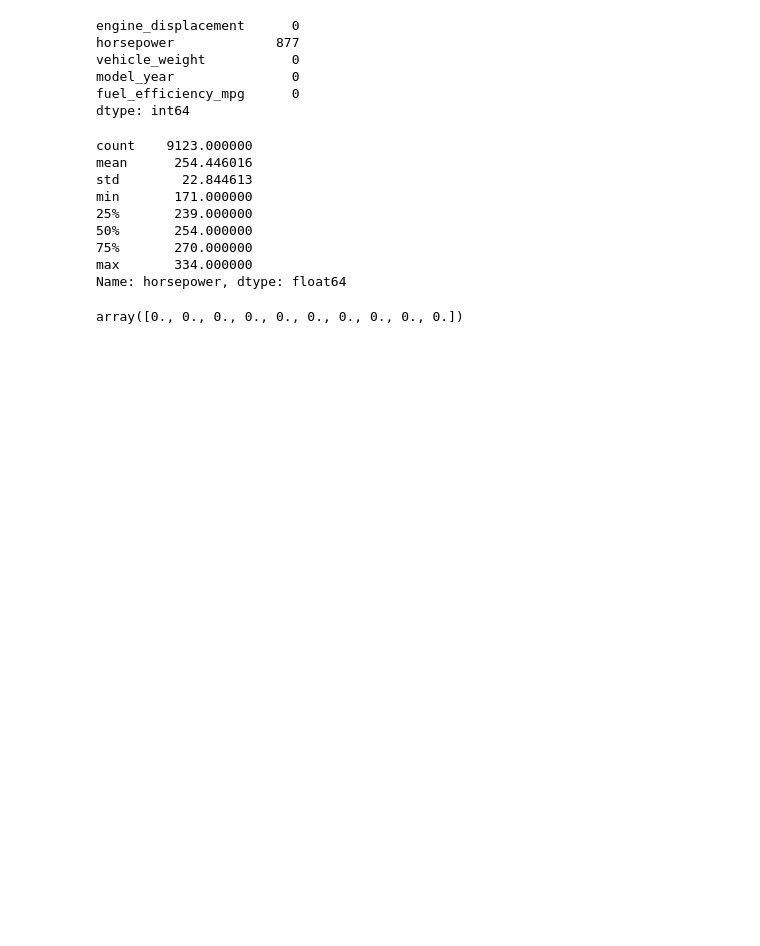
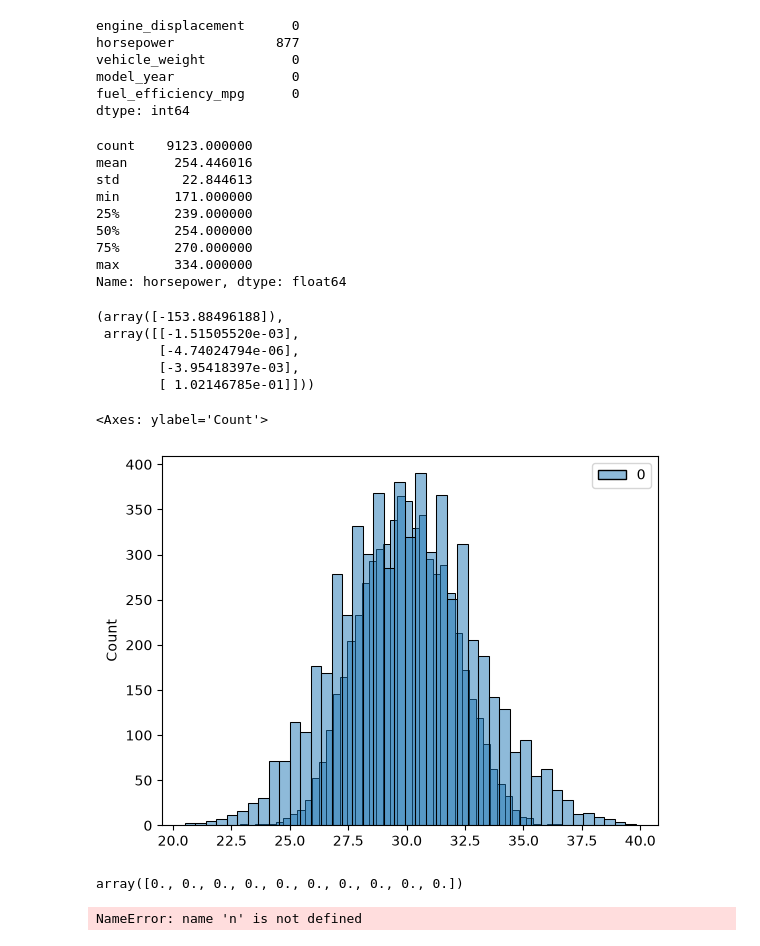
Before and after one commit to BenMarantz/machineLearningZoomcamp26-27, a Jupyter notebook: 02-regression/HW 2.ipynb, the cells around one changed output. Cells and saved outputs as stored; diff of their text form; code cells hidden in the pictures; blank space fills up the shorter version.

Commit message:
Worked on HW2 while reviewing Linear Regression

```diff
--- a/02-regression/HW 2.ipynb
+++ b/02-regression/HW 2.ipynb
@@ -62,25 +66,6 @@ min       171.000000
 75%       270.000000
 max       334.000000
 Name: horsepower, dtype: float64
-# %%
-# Required splitting of the data for future questions.
-# For Q5, repeat the same block with each listed seed. For Q6, use seed 9.
-
-# Get size of each split
-n = len(cars_one)
-n_val = int(n * 0.2)
-n_test = int(n * 0.2)
-n_train = n - n_val - n_test
-
-# Shuffle the indices
-np.random.seed(42)
-idx = np.arange(n)
-np.random.shuffle(idx)
-
-# Split the data into training set, validation set, and testing set
-df_train = cars_one.iloc[idx[:n_train]]
-df_val = cars_one.iloc[idx[n_train:n_train + n_val]]
-df_test = cars_one.iloc[idx[n_train + n_val:]]
 # %%
 # Question 3
 # We need to deal with missing values for the column from Q1.
@@ -111,6 +120,38 @@ horsepower_zeroes = cars.horsepower.fillna(0)
 
 # Replace cars_one horsepower column with the new filled column. The original horsepower column from cars is unchanged for later reference.
 cars_one.horsepower = horsepower_zeroes
+
+# Split the data with seed 42 as instructed.
+split_three_one = df_split(cars_one, 42)
+df_train, df_val, df_test = split_three_one
+
+# Extract X_train and y_train
+X_train = df_train[features].values
+y_train = df_train[target].values
+
+# Get the linear regression model parameters by calling train_linear_regression on X_train and y_train
+w0, w = train_linear_regression(X_train, y_train)
+w0, w
+# %% [output]
+(array([-153.88496188]),
+ array([[-1.51505520e-03],
+        [-4.74024794e-06],
+        [-3.95418397e-03],
+        [ 1.02146785e-01]]))
+# %%
+# Question 3.1
+
+# Now we validate these parameters using the validation set.
+# First, get predictions for y_train
+y_pred = w0 + X_train.dot(w)
+
+# Plot y_pred to see differences in distribution
+sns.histplot(y_pred)
+sns.histplot(y_train)
+# See that they overlap heavily. Predictions seem to be pretty good.
+# %% [output]
+<Axes: ylabel='Count'>
+[figure, added]
 # %%
 # Question 5
 # Let's find out how selecting the seed influences our score.
@@ -140,3 +181,5 @@ for seed in seeds:
     #df_train = cars_one.iloc[idx[:n_train]]
     #df_val = cars_one.iloc[idx[n_train:n_train + n_val]]
     #df_test = cars_one.iloc[idx[n_train + n_val:]]
+# %% [output]
+NameError: name 'n' is not defined
```
Also changed, not shown: parts of 2 cells of this notebook.
